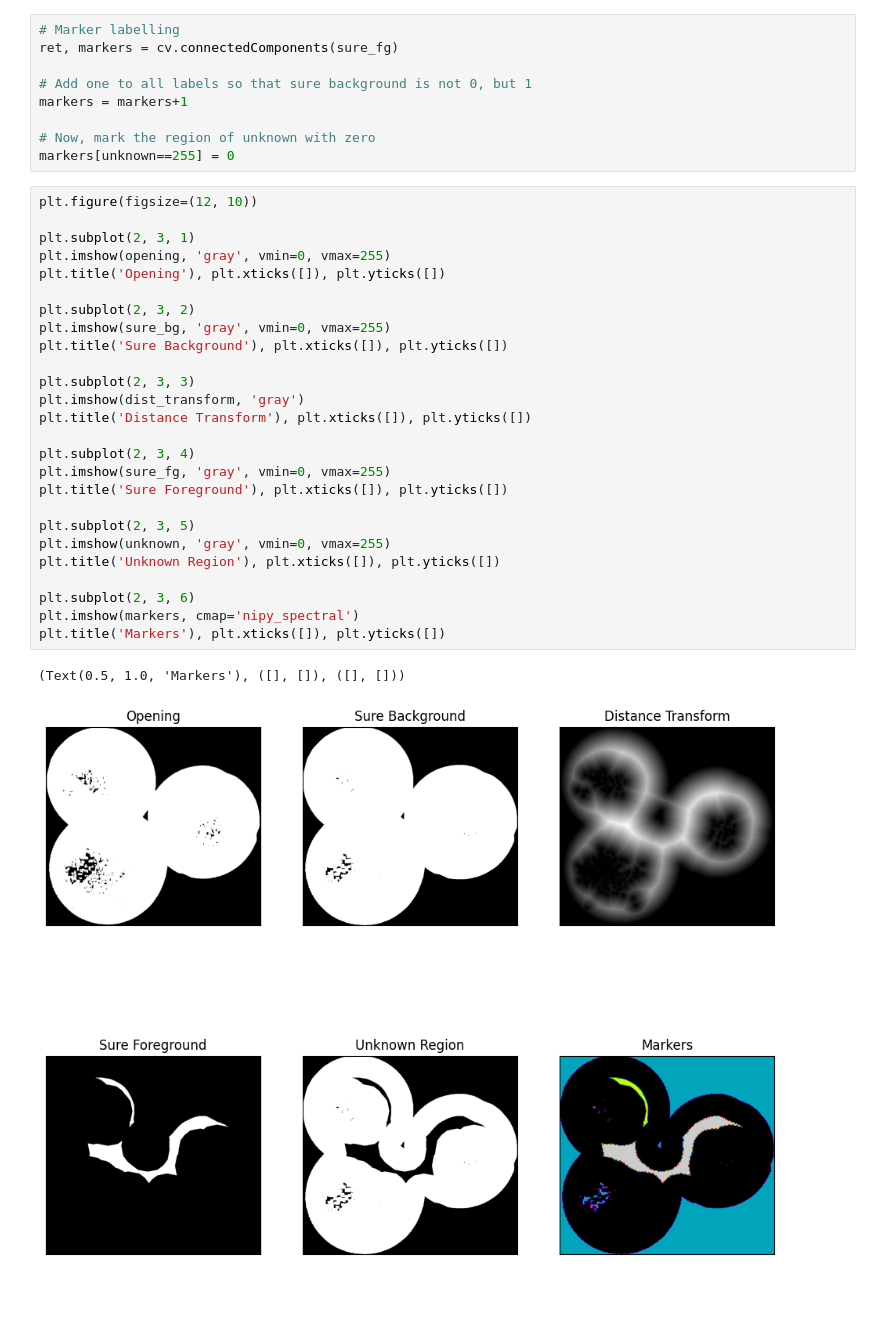
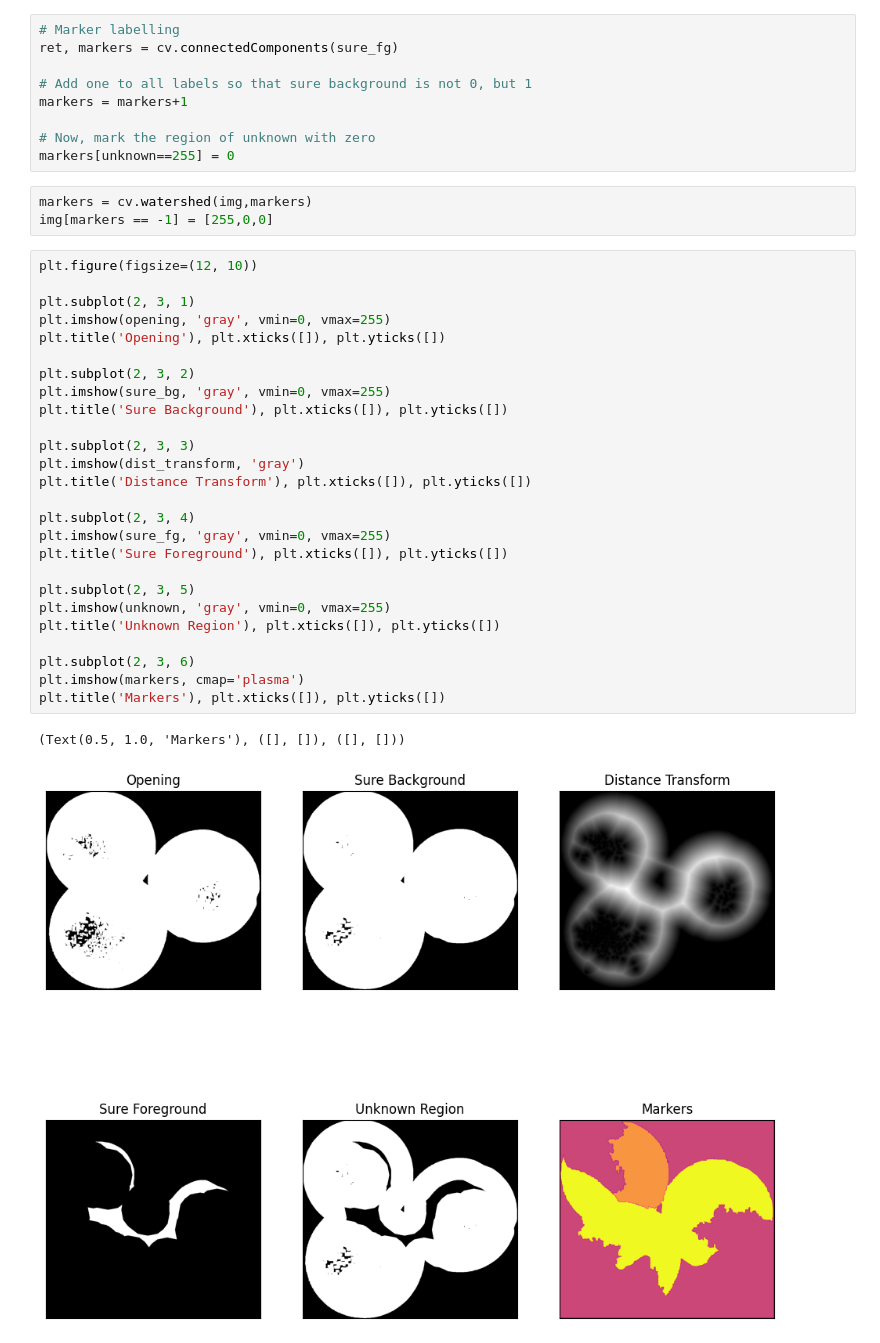
Before and after one commit to noelmt7/Advanced_Data_Analytics, a Jupyter notebook: imagesgmentation.ipynb, the cells around one changed output. Cells and saved outputs as stored; diff of their text form; blank space fills up the shorter version.

```diff
--- a/imagesgmentation.ipynb
+++ b/imagesgmentation.ipynb
@@ -35,32 +35,35 @@ markers = markers+1
 
 # Now, mark the region of unknown with zero
 markers[unknown==255] = 0
+# %%
+markers = cv.watershed(img,markers)
+img[markers == -1] = [255,0,0]
 # %%
 plt.figure(figsize=(12, 10))
 
 plt.subplot(2, 3, 1)
 plt.imshow(opening, 'gray', vmin=0, vmax=255)
 plt.title('Opening'), plt.xticks([]), plt.yticks([])
 
 plt.subplot(2, 3, 2)
 plt.imshow(sure_bg, 'gray', vmin=0, vmax=255)
 plt.title('Sure Background'), plt.xticks([]), plt.yticks([])
 
 plt.subplot(2, 3, 3)
 plt.imshow(dist_transform, 'gray')
 plt.title('Distance Transform'), plt.xticks([]), plt.yticks([])
 
 plt.subplot(2, 3, 4)
 plt.imshow(sure_fg, 'gray', vmin=0, vmax=255)
 plt.title('Sure Foreground'), plt.xticks([]), plt.yticks([])
 
 plt.subplot(2, 3, 5)
 plt.imshow(unknown, 'gray', vmin=0, vmax=255)
 plt.title('Unknown Region'), plt.xticks([]), plt.yticks([])
 
 plt.subplot(2, 3, 6)
-plt.imshow(markers, cmap='nipy_spectral')
+plt.imshow(markers, cmap='plasma')
 plt.title('Markers'), plt.xticks([]), plt.yticks([])
 # %% [output]
 (Text(0.5, 1.0, 'Markers'), ([], []), ([], []))
-[figure, old version]
+[figure, new version]
```
Also changed, not shown: 3 other files.
